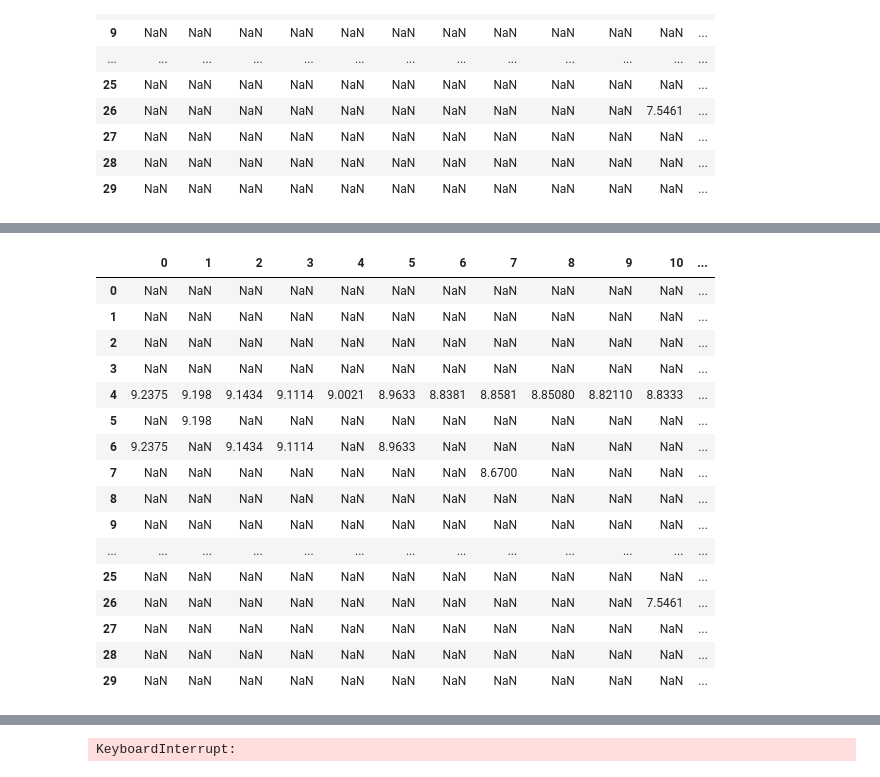
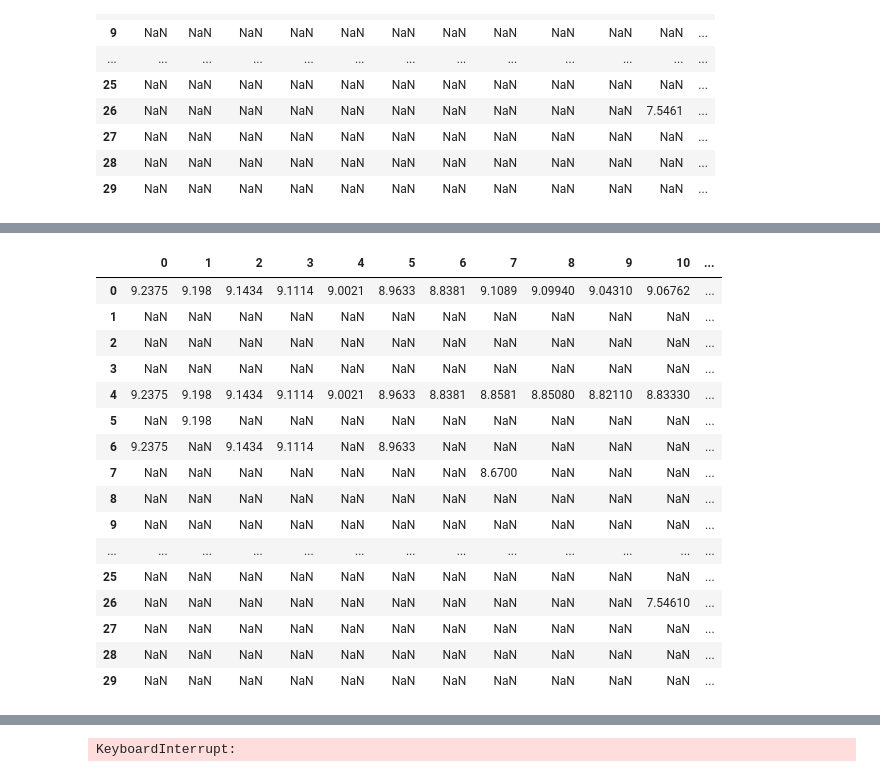
Before and after one commit to NTNUSmartWater/DigiH2O-Platform, a Jupyter notebook: process.ipynb, the cells around one changed output, grey strips where cells are left out. Drawn from its saved outputs; the diff is of its cells as text; code cells hidden in the pictures.

```diff
--- a/process.ipynb
+++ b/process.ipynb
@@ -149,12 +255,12 @@ plt.show()
 # %%
-pd.DataFrame(arr).head(30)
+pd.DataFrame(fill_column_top(arr)).head(30)
 # %% [output]
 |  | 0 | 1 | 2 | 3 | 4 | 5 | 6 | 7 | 8 | 9 | 10 | ... |
-| 0 | NaN | NaN | NaN | NaN | NaN | NaN | NaN | NaN | NaN | NaN | NaN | ... |
+| 0 | 9.2375 | 9.198 | 9.1434 | 9.1114 | 9.0021 | 8.9633 | 8.8381 | 9.1089 | 9.09940 | 9.04310 | 9.06762 | ... |
 | 1 | NaN | NaN | NaN | NaN | NaN | NaN | NaN | NaN | NaN | NaN | NaN | ... |
 | 2 | NaN | NaN | NaN | NaN | NaN | NaN | NaN | NaN | NaN | NaN | NaN | ... |
 | 3 | NaN | NaN | NaN | NaN | NaN | NaN | NaN | NaN | NaN | NaN | NaN | ... |
-| 4 | 9.2375 | 9.198 | 9.1434 | 9.1114 | 9.0021 | 8.9633 | 8.8381 | 8.8581 | 8.85080 | 8.82110 | 8.8333 | ... |
+| 4 | 9.2375 | 9.198 | 9.1434 | 9.1114 | 9.0021 | 8.9633 | 8.8381 | 8.8581 | 8.85080 | 8.82110 | 8.83330 | ... |
 | 5 | NaN | 9.198 | NaN | NaN | NaN | NaN | NaN | NaN | NaN | NaN | NaN | ... |
 | 6 | 9.2375 | NaN | 9.1434 | 9.1114 | NaN | 8.9633 | NaN | NaN | NaN | NaN | NaN | ... |
 | 7 | NaN | NaN | NaN | NaN | NaN | NaN | NaN | 8.6700 | NaN | NaN | NaN | ... |
@@ -162,7 +268,7 @@ pd.DataFrame(arr).head(30)
 | 9 | NaN | NaN | NaN | NaN | NaN | NaN | NaN | NaN | NaN | NaN | NaN | ... |
 | ... | ... | ... | ... | ... | ... | ... | ... | ... | ... | ... | ... | ... |
 | 25 | NaN | NaN | NaN | NaN | NaN | NaN | NaN | NaN | NaN | NaN | NaN | ... |
-| 26 | NaN | NaN | NaN | NaN | NaN | NaN | NaN | NaN | NaN | NaN | 7.5461 | ... |
+| 26 | NaN | NaN | NaN | NaN | NaN | NaN | NaN | NaN | NaN | NaN | 7.54610 | ... |
 | 27 | NaN | NaN | NaN | NaN | NaN | NaN | NaN | NaN | NaN | NaN | NaN | ... |
 | 28 | NaN | NaN | NaN | NaN | NaN | NaN | NaN | NaN | NaN | NaN | NaN | ... |
 | 29 | NaN | NaN | NaN | NaN | NaN | NaN | NaN | NaN | NaN | NaN | NaN | ... |
```
Also changed, not shown: parts of 10 cells of this notebook, 8 other files.
